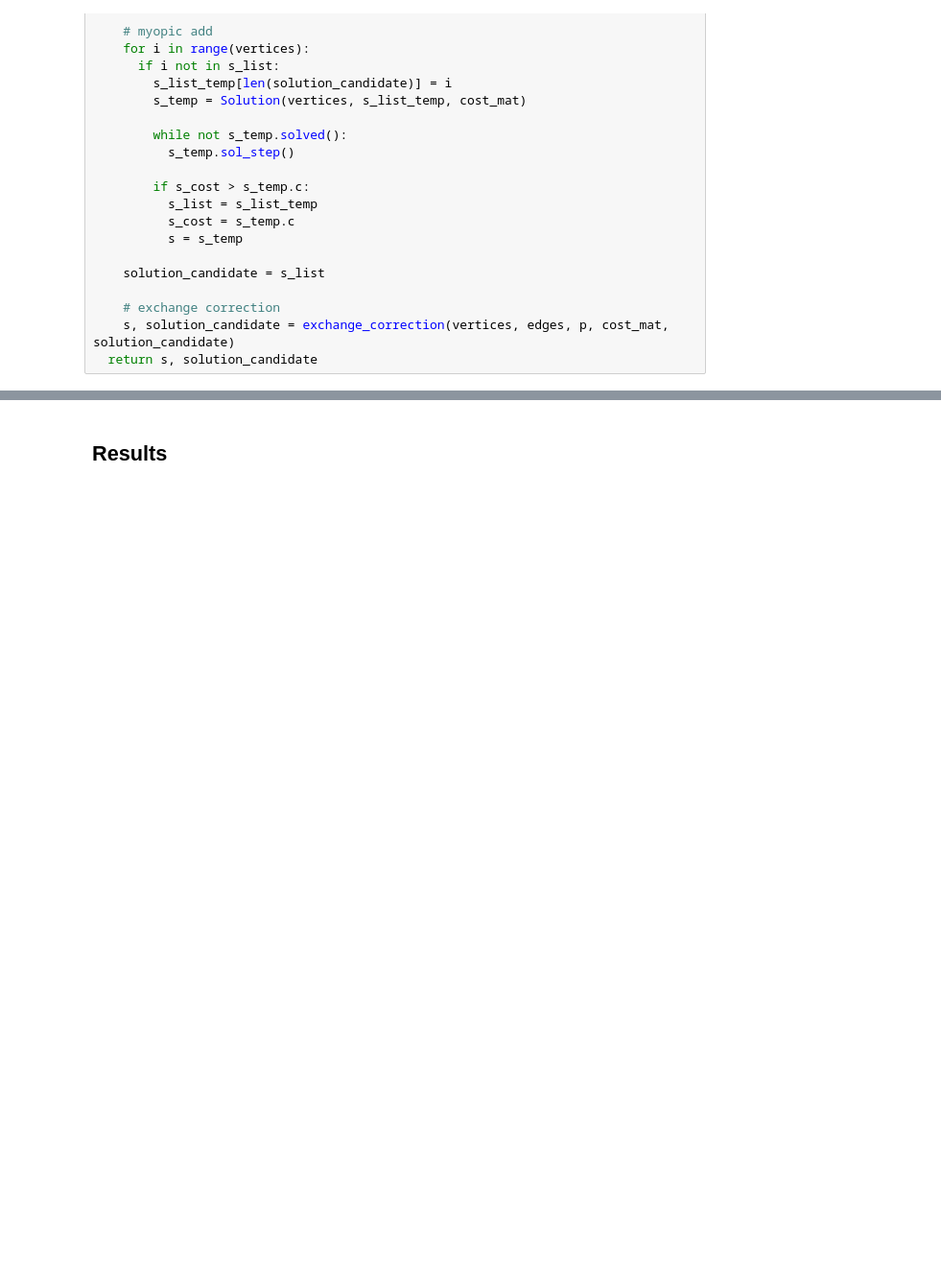
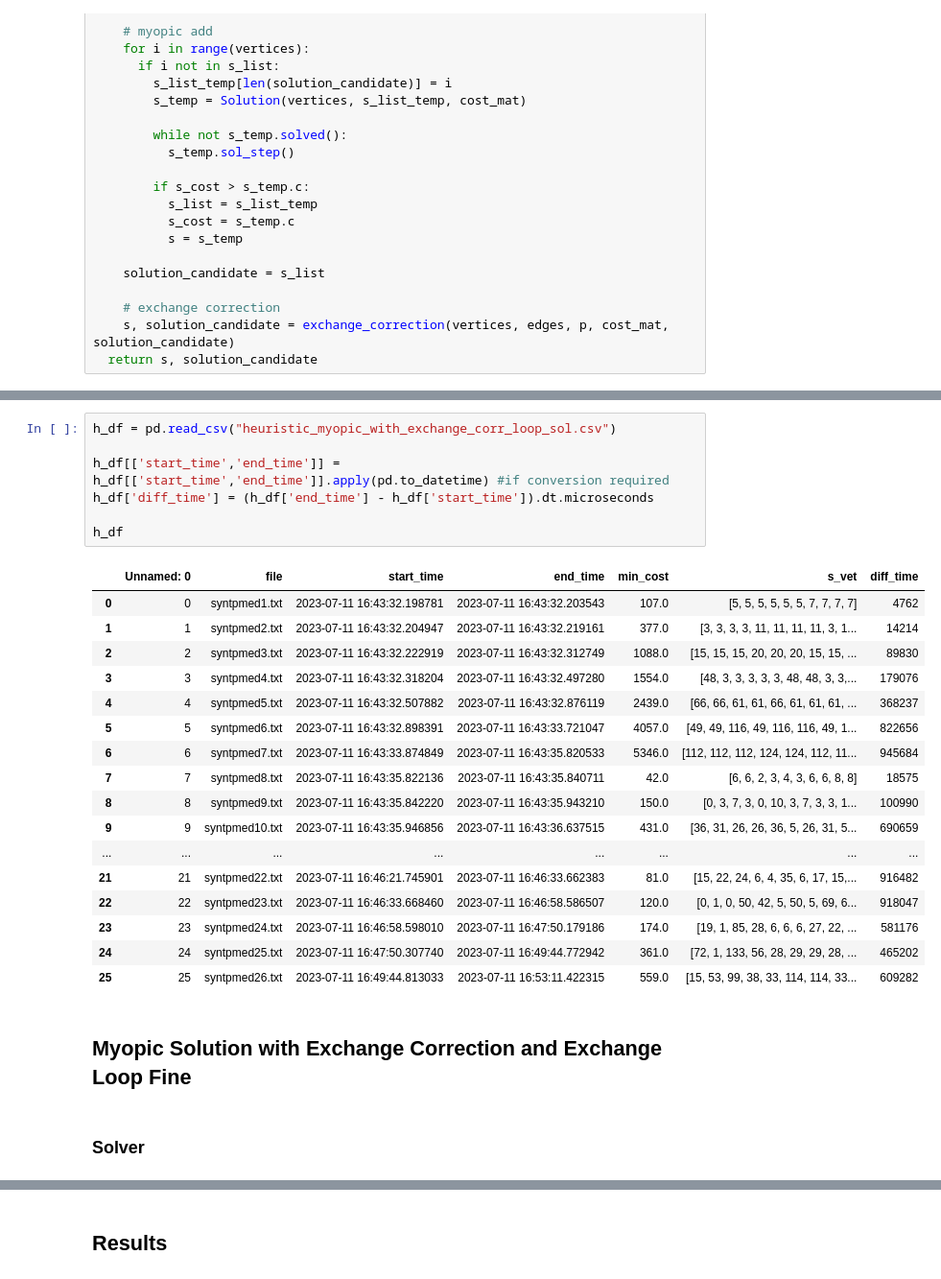
Before and after one commit to JuniorDurand/P-Median-Problem, a Jupyter notebook: P_medianas.ipynb, the cells around one changed output, grey strips where cells are left out. Shown at 96% size. Cells and saved outputs as stored; diff of their text form; blank space fills up the shorter version.

```diff
--- a/P_medianas.ipynb
+++ b/P_medianas.ipynb
@@ -798,0 +1255,29 @@ h_df.to_csv("heuristic_myopic_with_exchange_corr_sol.csv")
+# %%
+h_df = pd.read_csv("heuristic_myopic_with_exchange_corr_loop_sol.csv")
+
+h_df[['start_time','end_time']] = h_df[['start_time','end_time']].apply(pd.to_datetime) #if conversion required
+h_df['diff_time'] = (h_df['end_time'] - h_df['start_time']).dt.microseconds
+
+h_df
+# %% [output]
+|  | Unnamed: 0 | file | start_time | end_time | min_cost | s_vet | diff_time |
+| 0 | 0 | syntpmed1.txt | 2023-07-11 16:43:32.198781 | 2023-07-11 16:43:32.203543 | 107.0 | [5, 5, 5, 5, 5, 5, 7, 7, 7, 7] | 4762 |
+| 1 | 1 | syntpmed2.txt | 2023-07-11 16:43:32.204947 | 2023-07-11 16:43:32.219161 | 377.0 | [3, 3, 3, 3, 11, 11, 11, 11, 3, 1... | 14214 |
+| 2 | 2 | syntpmed3.txt | 2023-07-11 16:43:32.222919 | 2023-07-11 16:43:32.312749 | 1088.0 | [15, 15, 15, 20, 20, 20, 15, 15, ... | 89830 |
+| 3 | 3 | syntpmed4.txt | 2023-07-11 16:43:32.318204 | 2023-07-11 16:43:32.497280 | 1554.0 | [48, 3, 3, 3, 3, 3, 48, 48, 3, 3,... | 179076 |
+| 4 | 4 | syntpmed5.txt | 2023-07-11 16:43:32.507882 | 2023-07-11 16:43:32.876119 | 2439.0 | [66, 66, 61, 61, 66, 61, 61, 61, ... | 368237 |
+| 5 | 5 | syntpmed6.txt | 2023-07-11 16:43:32.898391 | 2023-07-11 16:43:33.721047 | 4057.0 | [49, 49, 116, 49, 116, 116, 49, 1... | 822656 |
+| 6 | 6 | syntpmed7.txt | 2023-07-11 16:43:33.874849 | 2023-07-11 16:43:35.820533 | 5346.0 | [112, 112, 112, 124, 124, 112, 11... | 945684 |
+| 7 | 7 | syntpmed8.txt | 2023-07-11 16:43:35.822136 | 2023-07-11 16:43:35.840711 | 42.0 | [6, 6, 2, 3, 4, 3, 6, 6, 8, 8] | 18575 |
+| 8 | 8 | syntpmed9.txt | 2023-07-11 16:43:35.842220 | 2023-07-11 16:43:35.943210 | 150.0 | [0, 3, 7, 3, 0, 10, 3, 7, 3, 3, 1... | 100990 |
+| 9 | 9 | syntpmed10.txt | 2023-07-11 16:43:35.946856 | 2023-07-11 16:43:36.637515 | 431.0 | [36, 31, 26, 26, 36, 5, 26, 31, 5... | 690659 |
+| ... | ... | ... | ... | ... | ... | ... | ... |
+| 21 | 21 | syntpmed22.txt | 2023-07-11 16:46:21.745901 | 2023-07-11 16:46:33.662383 | 81.0 | [15, 22, 24, 6, 4, 35, 6, 17, 15,... | 916482 |
+| 22 | 22 | syntpmed23.txt | 2023-07-11 16:46:33.668460 | 2023-07-11 16:46:58.586507 | 120.0 | [0, 1, 0, 50, 42, 5, 50, 5, 69, 6... | 918047 |
+| 23 | 23 | syntpmed24.txt | 2023-07-11 16:46:58.598010 | 2023-07-11 16:47:50.179186 | 174.0 | [19, 1, 85, 28, 6, 6, 6, 27, 22, ... | 581176 |
+| 24 | 24 | syntpmed25.txt | 2023-07-11 16:47:50.307740 | 2023-07-11 16:49:44.772942 | 361.0 | [72, 1, 133, 56, 28, 29, 29, 28, ... | 465202 |
+| 25 | 25 | syntpmed26.txt | 2023-07-11 16:49:44.813033 | 2023-07-11 16:53:11.422315 | 559.0 | [15, 53, 99, 38, 33, 114, 114, 33... | 609282 |
+# %% [markdown]
+## Myopic Solution with Exchange Correction and Exchange Loop Fine
+# %% [markdown]
+### Solver
```
Also changed, not shown: parts of 35 cells of this notebook.
